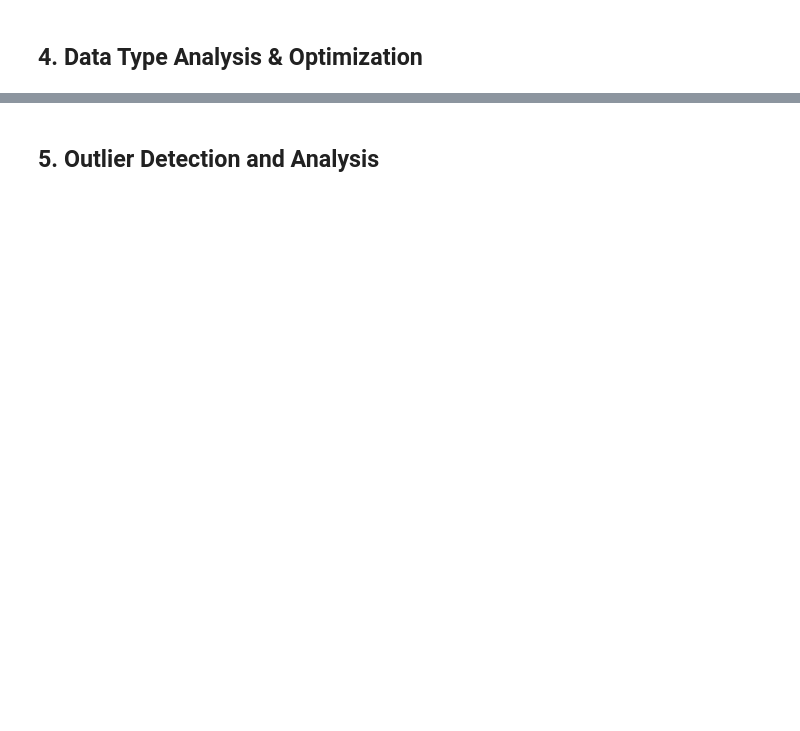
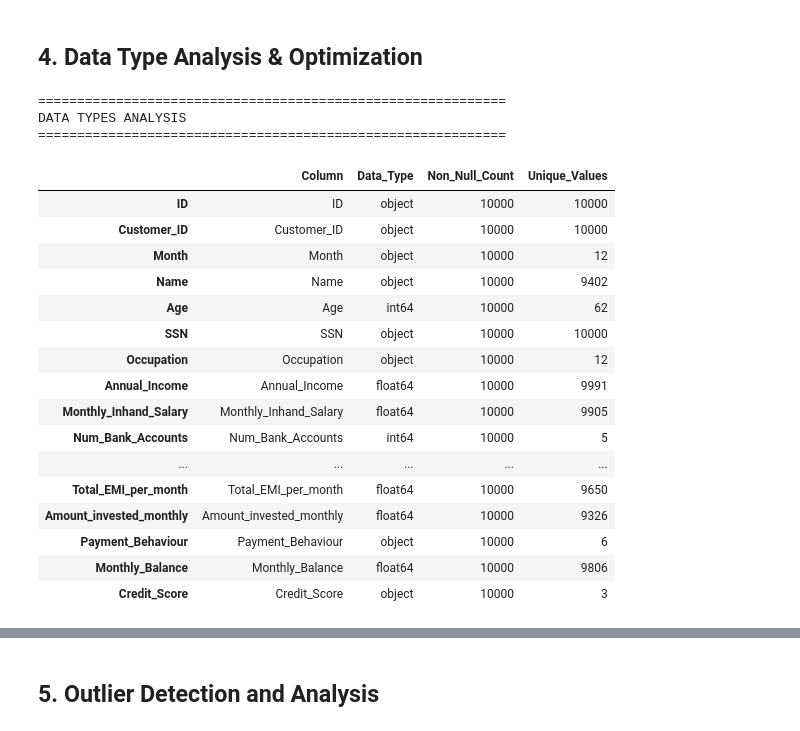
Before and after one commit to SameerRamzan/Credit-Score-Classification-Project, a Jupyter notebook: notebooks/01_data_cleaning.ipynb, the cells around one changed output, grey strips where cells are left out. Drawn from its saved outputs; the diff is of its cells as text; code cells hidden in the pictures; blank space fills up the shorter version.

```diff
--- a/notebooks/01_data_cleaning.ipynb
+++ b/notebooks/01_data_cleaning.ipynb
@@ -126,17 +179,38 @@ else:
 # %%
 # Analyze data types
 print("=" * 60)
 print("DATA TYPES ANALYSIS")
 print("=" * 60)
 
 data_types_info = pd.DataFrame({
     'Column': df.columns,
     'Data_Type': df.dtypes,
     'Non_Null_Count': df.count(),
     'Unique_Values': df.nunique()
 })
 
-print(data_types_info)
+data_types_info
+# %% [output]
+============================================================
+DATA TYPES ANALYSIS
+============================================================
+|  | Column | Data_Type | Non_Null_Count | Unique_Values |
+| ID | ID | object | 10000 | 10000 |
+| Customer_ID | Customer_ID | object | 10000 | 10000 |
+| Month | Month | object | 10000 | 12 |
+| Name | Name | object | 10000 | 9402 |
+| Age | Age | int64 | 10000 | 62 |
+| SSN | SSN | object | 10000 | 10000 |
+| Occupation | Occupation | object | 10000 | 12 |
+| Annual_Income | Annual_Income | float64 | 10000 | 9991 |
+| Monthly_Inhand_Salary | Monthly_Inhand_Salary | float64 | 10000 | 9905 |
+| Num_Bank_Accounts | Num_Bank_Accounts | int64 | 10000 | 5 |
+| ... | ... | ... | ... | ... |
+| Total_EMI_per_month | Total_EMI_per_month | float64 | 10000 | 9650 |
+| Amount_invested_monthly | Amount_invested_monthly | float64 | 10000 | 9326 |
+| Payment_Behaviour | Payment_Behaviour | object | 10000 | 6 |
+| Monthly_Balance | Monthly_Balance | float64 | 10000 | 9806 |
+| Credit_Score | Credit_Score | object | 10000 | 3 |
 # %%
 # Identify numerical and categorical columns
 numerical_cols = df.select_dtypes(include=[np.number]).columns.tolist()
```
Also changed, not shown: parts of 17 cells of this notebook.
